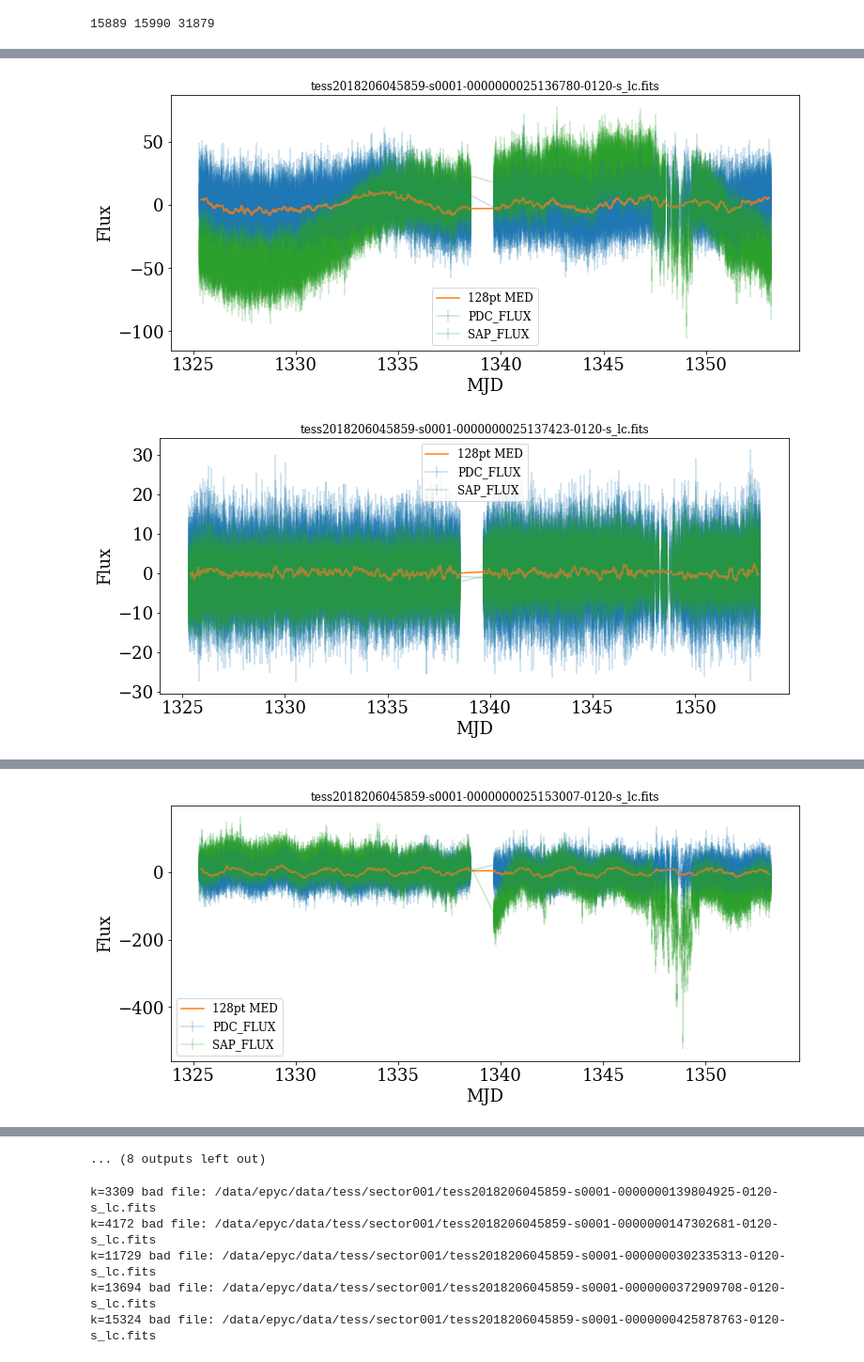
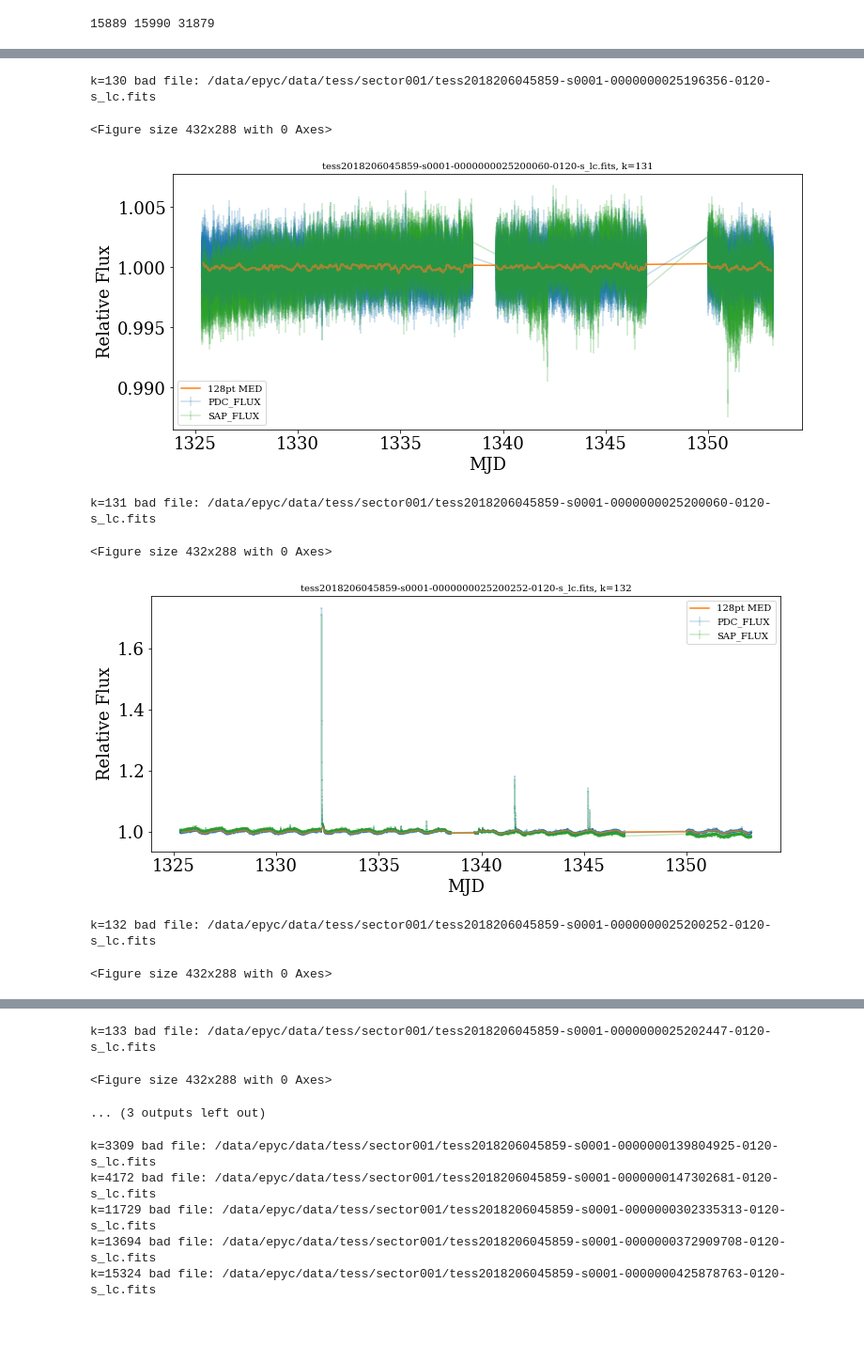
Before and after one commit to jradavenport/helloTESS, a Jupyter notebook: quick_flare.ipynb, the cells around one changed output, grey strips where cells are left out. Shown at 94% size. Cells and saved outputs as stored; diff of their text form; code cells hidden in the pictures; blank space fills up the shorter version.

Commit message:
output figures

```diff
--- a/quick_flare.ipynb
+++ b/quick_flare.ipynb
@@ -35,11 +35,11 @@ print(len(sect1), len(sect2), len(files))
 15889 15990 31879
 # %%
 # lets look at some random LCs
-for k in range(100,120):
+for k in range(130,135):
     try:
         tbl = Table.read(files[k], format='fits')
         df = tbl.to_pandas()
-        AOK = tbl['QUALITY'] == 0
+        AOK = (tbl['QUALITY'] == 0) & ((tbl['TIME'] < 1347) | (tbl['TIME'] > 1350))
 
         if sum(AOK) > 10:
             # do a running median for a basic smooth
@@ -51,20 +51,22 @@ for k in range(100,120):
 
 
             plt.figure(figsize=(12,5))
-            plt.errorbar(tbl['TIME'][AOK], tbl['PDCSAP_FLUX'][AOK]-med, yerr=tbl['PDCSAP_FLUX_ERR'][AOK],
+            plt.errorbar(tbl['TIME'][AOK], tbl['PDCSAP_FLUX'][AOK]/med, yerr=tbl['PDCSAP_FLUX_ERR'][AOK]/med,
                          linestyle=None, alpha=0.25, label='PDC_FLUX')
-            plt.plot(tbl['TIME'][AOK], smo-med, label='128pt MED')
+            plt.plot(tbl['TIME'][AOK], smo/med, label='128pt MED')
 
             Smed = np.nanmedian(tbl['SAP_FLUX'][AOK])
-            plt.errorbar(tbl['TIME'][AOK], tbl['SAP_FLUX'][AOK]-Smed, yerr=tbl['SAP_FLUX_ERR'][AOK],
+            plt.errorbar(tbl['TIME'][AOK], tbl['SAP_FLUX'][AOK]/Smed, yerr=tbl['SAP_FLUX_ERR'][AOK]/Smed,
                          linestyle=None, alpha=0.25, label='SAP_FLUX')
 
 
-            plt.title(files[k].split('/')[-1], fontsize=12)
-            plt.ylabel('Flux')
+            plt.title(files[k].split('/')[-1]+', k='+str(k) , fontsize=10)
+            plt.ylabel('Relative Flux')
             plt.xlabel('MJD')
-            plt.legend(fontsize=12)
+            plt.legend(fontsize=10)
             plt.show()
+            plt.savefig('figures/' + files[k].split('/')[-1] + '.jpeg', bbox_inches='tight', pad_inches=0.25)
+
 
     except (OSError, KeyError, TypeError):
         print('k=' + str(k) + ' bad file: ' + files[k])
@@ -73,2 +75,8 @@ for k in range(100,120):
+k=130 bad file: /data/epyc/data/tess/sector001/tess2018206045859-s0001-0000000025196356-0120-s_lc.fits
+<Figure size 432x288 with 0 Axes>
-[figure, old version]
+[figure, new version]
+k=131 bad file: /data/epyc/data/tess/sector001/tess2018206045859-s0001-0000000025200060-0120-s_lc.fits
+<Figure size 432x288 with 0 Axes>
-[figure, old version]
+[figure, new version]
+k=132 bad file: /data/epyc/data/tess/sector001/tess2018206045859-s0001-0000000025200252-0120-s_lc.fits
+<Figure size 432x288 with 0 Axes>
@@ -76 +83,0 @@ for k in range(100,120):
-[figure, removed]
@@ -84,4 +84,6 @@ for k in range(100,120):
-... (8 outputs left out)
+k=133 bad file: /data/epyc/data/tess/sector001/tess2018206045859-s0001-0000000025202447-0120-s_lc.fits
+<Figure size 432x288 with 0 Axes>
+... (3 outputs left out)
 # %%
 %%time
 per_out = np.zeros(len(files)) -1
```
Also changed, not shown: parts of 2 cells of this notebook.
